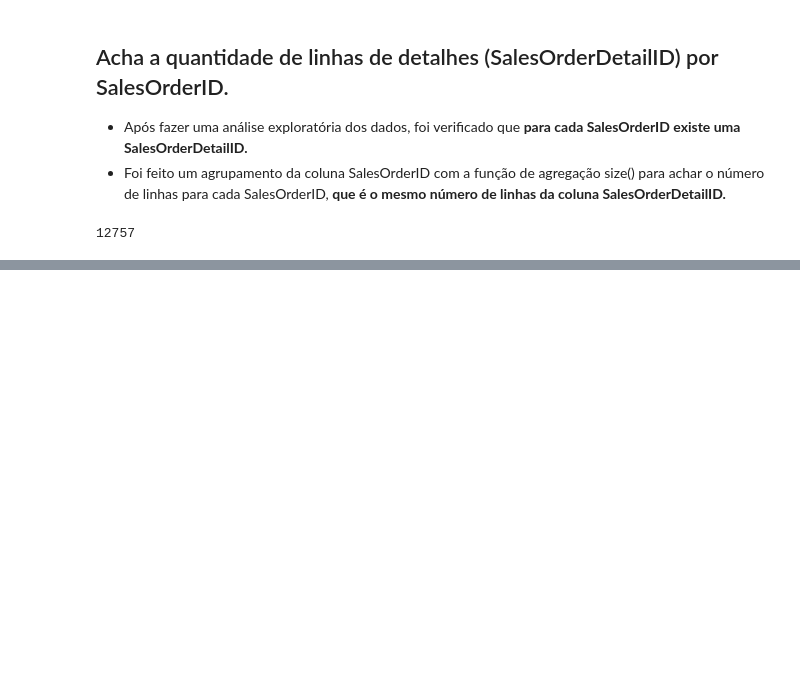
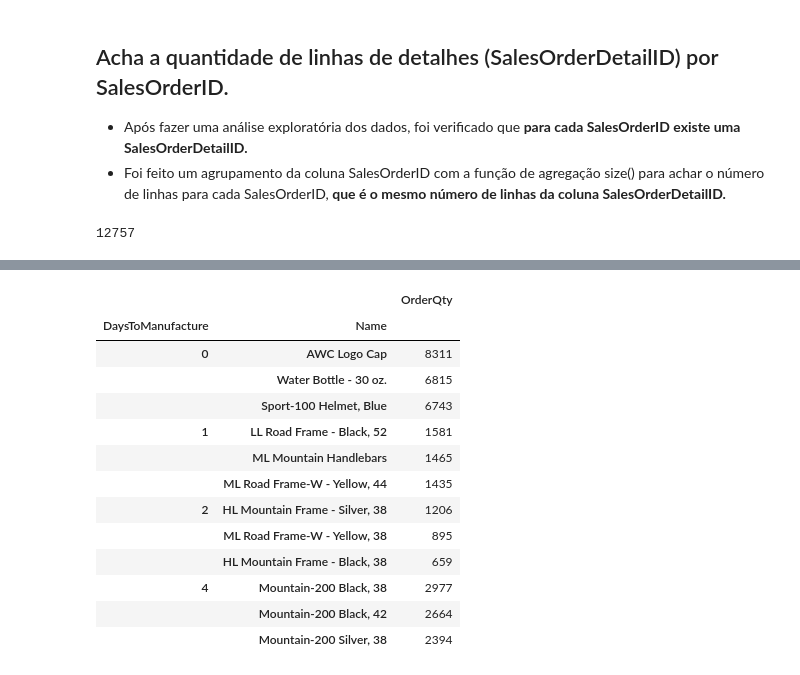
Before and after one commit to Gabrielsldev/DesafioSmarttBot, a Jupyter notebook: code/Desafio_Analytics_Engineer.ipynb, the cells around one changed output, grey strips where cells are left out. Saved outputs shown, nothing was run; the diff lists cells and outputs as text; code cells hidden in the pictures; blank space fills up the shorter version.

```diff
--- a/code/Desafio_Analytics_Engineer.ipynb
+++ b/code/Desafio_Analytics_Engineer.ipynb
@@ -26,0 +36,37 @@ number_of_details("Sales.SalesOrderDetail.csv")
+# %%
+def question_2(base1="Sales.SalesOrderDetail.csv", base2="Sales.SpecialOfferProduct.csv",
+               base3="Production.Product.csv"):
+
+    # Importa bases
+    SalesOrderDetail = pd.read_csv(f"../data/{base1}", sep=";")
+    SpecialOfferProduct = pd.read_csv(f"../data/{base3}", sep=";")
+    Product = pd.read_csv(f"../data/{base3}", sep=";")
+    # Não é necessário fazer o merge entre SpecialOfferProduct e Product.
+    # Mas, como foi solicitado no enunciado, foi executado.
+#     SpecialOfferProduct_Product = pd.merge(SpecialOfferProduct, Product, on="ProductID", how="inner")
+
+    df = pd.merge(Product, SalesOrderDetail[["OrderQty", "ProductID"]], on="ProductID", how="inner")
+    df = df[["ProductID", "Name", "OrderQty", "DaysToManufacture"]]
+    answer2 = df.groupby(["DaysToManufacture", "Name"]).agg({'OrderQty':sum,})
+    answer2 = answer2.groupby('DaysToManufacture').apply(lambda x: x.nlargest(3,"OrderQty")).reset_index(level=0, drop=True)
+
+
+#     return SalesOrderDetail, SpecialOfferProduct, Product
+    return answer2
+# %%
+question_2()
+# %% [output]
+|  |  | OrderQty |
+| DaysToManufacture | Name |  |
+| 0 | AWC Logo Cap | 8311 |
+|  | Water Bottle - 30 oz. | 6815 |
+|  | Sport-100 Helmet, Blue | 6743 |
+| 1 | LL Road Frame - Black, 52 | 1581 |
+|  | ML Mountain Handlebars | 1465 |
+|  | ML Road Frame-W - Yellow, 44 | 1435 |
+| 2 | HL Mountain Frame - Silver, 38 | 1206 |
+|  | ML Road Frame-W - Yellow, 38 | 895 |
+|  | HL Mountain Frame - Black, 38 | 659 |
+| 4 | Mountain-200 Black, 38 | 2977 |
+|  | Mountain-200 Black, 42 | 2664 |
+|  | Mountain-200 Silver, 38 | 2394 |
```
Also changed, not shown: parts of 9 cells of this notebook.
